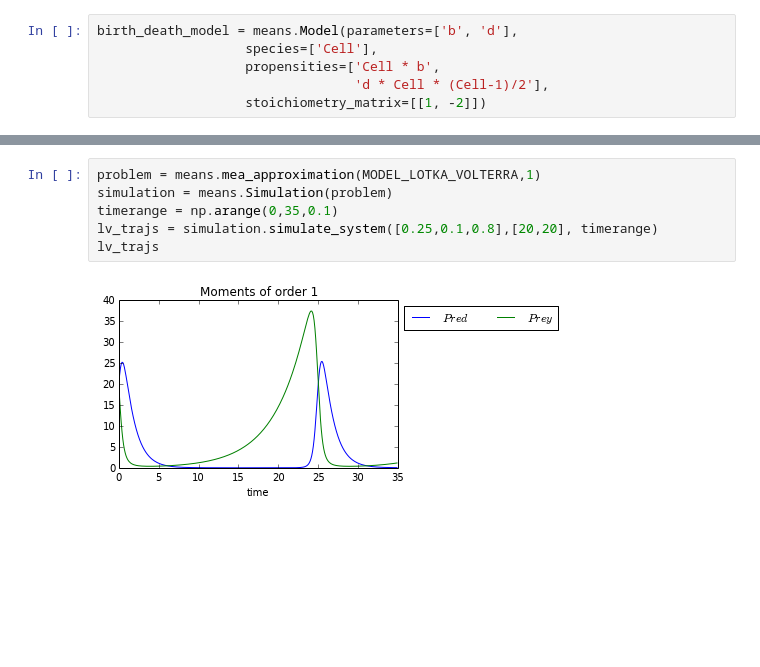
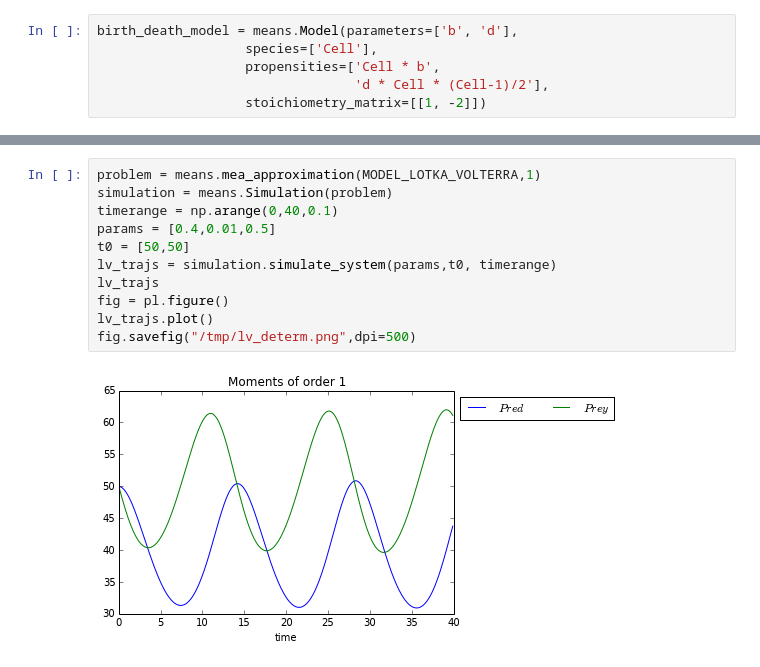
Before and after one commit to theosysbio/means, a Jupyter notebook: prototypes/birth_death.ipynb, the cells around one changed output, grey strips where cells are left out. Drawn from its saved outputs; the diff is of its cells as text; blank space fills up the shorter version.

```diff
--- a/prototypes/birth_death.ipynb
+++ b/prototypes/birth_death.ipynb
@@ -24,8 +47,13 @@ bd_trajs
 # %%
 problem = means.mea_approximation(MODEL_LOTKA_VOLTERRA,1)
 simulation = means.Simulation(problem)
-timerange = np.arange(0,35,0.1)
-lv_trajs = simulation.simulate_system([0.25,0.1,0.8],[20,20], timerange)
+timerange = np.arange(0,40,0.1)
+params = [0.4,0.01,0.5]
+t0 = [50,50]
+lv_trajs = simulation.simulate_system(params,t0, timerange)
 lv_trajs
+fig = pl.figure()
+lv_trajs.plot()
+fig.savefig("/tmp/lv_determ.png",dpi=500)
 # %% [output]
-[figure, old version]
+[figure, new version]
```
Also changed, not shown: parts of 9 cells of this notebook.
